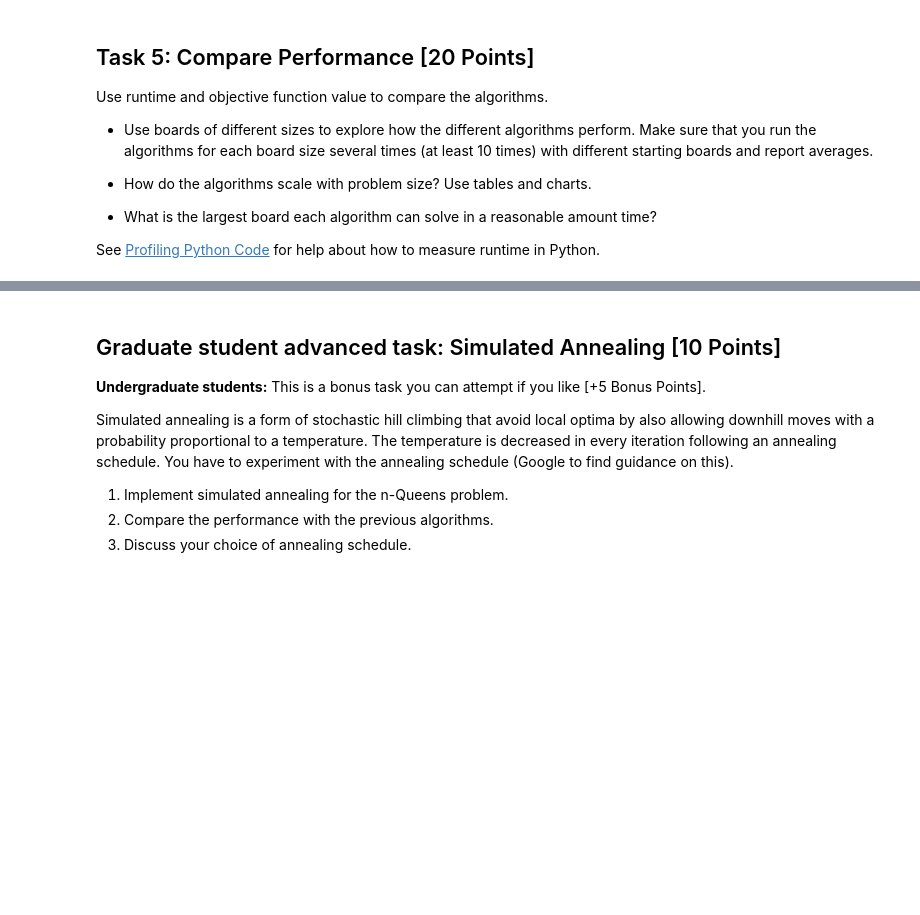
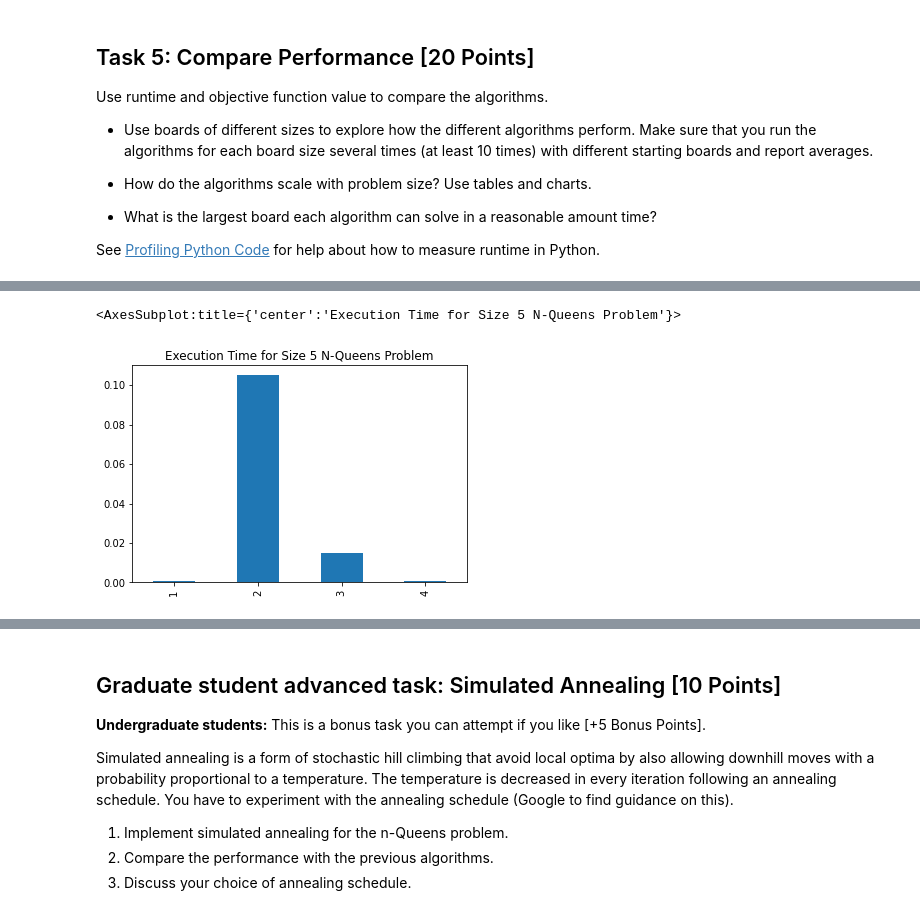
Before and after one commit to leongkkevin/CS7320-AI, a Jupyter notebook: Local_Search/n_queens.ipynb, the cells around one changed output, grey strips where cells are left out. Drawn from its saved outputs; the diff is of its cells as text; code cells hidden in the pictures; blank space fills up the shorter version.

```diff
--- a/Local_Search/n_queens.ipynb
+++ b/Local_Search/n_queens.ipynb
@@ -373,0 +405,7 @@ KeyError: 'Algorithm'
+# %%
+# Plots the execution time for the Size 5 Problem
+plt.title('Execution Time for Size 5 N-Queens Problem')
+data.iloc[2, 1:].plot(kind="bar")
+# %% [output]
+<AxesSubplot:title={'center':'Execution Time for Size 5 N-Queens Problem'}>
+[figure, added]
```
Also changed, not shown: parts of 15 cells of this notebook, 1 other file.
